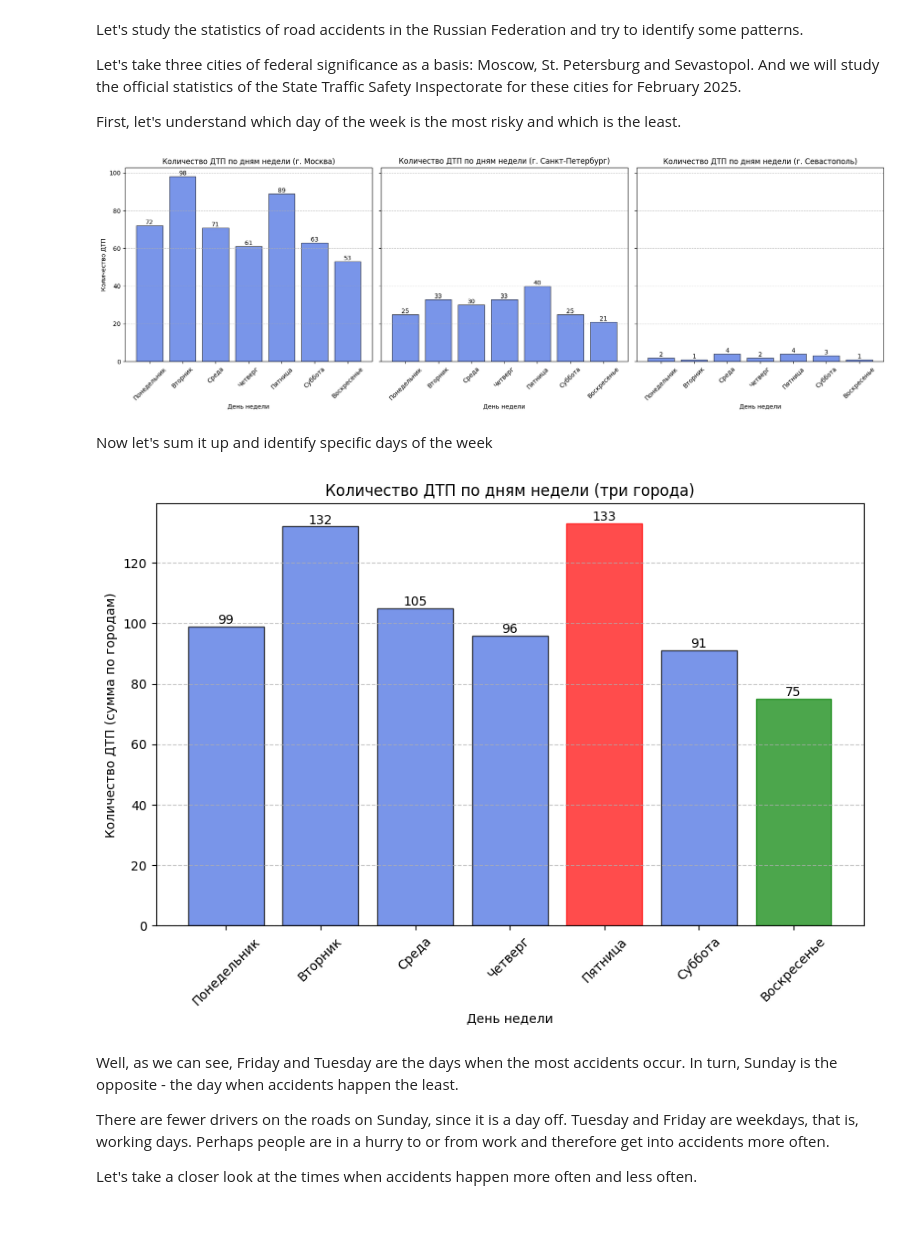
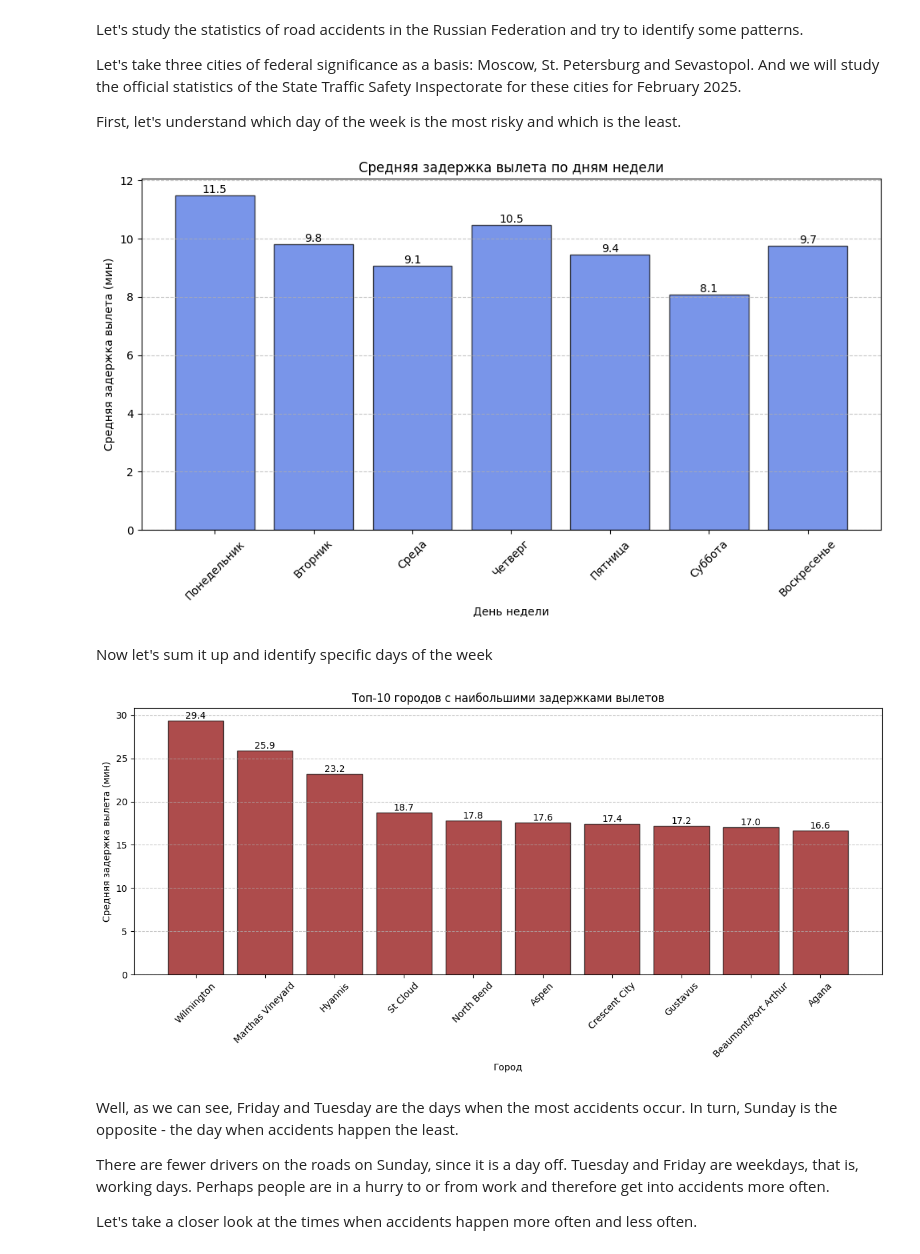
Before and after one commit to n1ks0N/DZ-GromiakovNV-StatPrak, a Jupyter notebook: 4_pandas.ipynb, the cells around one changed output. Cells and saved outputs as stored; diff of their text form; code cells hidden in the pictures; blank space fills up the shorter version.

Commit message:
change task for flights

```diff
--- a/4_pandas.ipynb
+++ b/4_pandas.ipynb
@@ -22,51 +22,61 @@ First, let's understand which day of the week is the most risky and which is the
 # %%
 import pandas as pd
 import matplotlib.pyplot as plt
 
-cities = ['г. Москва', 'г. Санкт-Петербург', 'г. Севастополь']
+flights_file = "./assets/task4/flights.csv"
 
-xls = pd.ExcelFile("./assets/dtp1.xls")
-dfs = [pd.read_excel(xls, sheet_name=sheet, skiprows=9, nrows=32, usecols="B,D").dropna() for sheet in xls.sheet_names]
+df_flights = pd.read_csv(flights_file, dtype={"ORIGIN_AIRPORT": str, "DESTINATION_AIRPORT": str})
+
+is_valid_origin = ~df_flights["ORIGIN_AIRPORT"].astype(str).str.isdigit()
+is_valid_destination = ~df_flights["DESTINATION_AIRPORT"].astype(str).str.isdigit()
+df_flights = df_flights[is_valid_origin & is_valid_destination]
+
 days_of_week = ["Понедельник", "Вторник", "Среда", "Четверг", "Пятница", "Суббота", "Воскресенье"]
+avg_delays = df_flights.groupby("DAY_OF_WEEK")["DEPARTURE_DELAY"].mean()
 
-fig, axes = plt.subplots(1, 3, figsize=(18, 6), sharey=True)
-for ax, df, city in zip(axes, dfs, cities):
-    accidents = df.iloc[:7, 1].astype(int).tolist()
+plt.figure(figsize=(10, 6))
+bars = plt.bar(days_of_week, avg_delays, color='royalblue', alpha=0.7, edgecolor='black')
+for bar, value in zip(bars, avg_delays):
+    plt.text(bar.get_x() + bar.get_width() / 2, bar.get_height(), f'{value:.1f}',
+             ha='center', va='bottom', fontsize=10, color='black')
 
-    bars = ax.bar(days_of_week, accidents, color='royalblue', alpha=0.7, edgecolor='black')
-    for bar, value in zip(bars, accidents):
-        ax.text(bar.get_x() + bar.get_width() / 2, bar.get_height(), str(value), ha='center', va='bottom', fontsize=10, color='black')
-    ax.set_title(f"Количество ДТП по дням недели ({city})")
-    ax.set_xlabel("День недели")
-    ax.set_xticks(ax.get_xticks())
-    ax.set_xticklabels(days_of_week, rotation=45)
-    ax.grid(axis='y', linestyle='--', alpha=0.7)
+plt.xlabel("День недели")
+plt.ylabel("Средняя задержка вылета (мин)")
+plt.title("Средняя задержка вылета по дням недели")
+plt.xticks(rotation=45)
+plt.grid(axis='y', linestyle='--', alpha=0.7)
 
-axes[0].set_ylabel("Количество ДТП")
 plt.tight_layout()
 plt.show()
 # %% [output]
-[figure, old version]
+[figure, new version]
 # %% [markdown]
 Now let's sum it up and identify specific days of the week
 # %%
-import numpy as np
+airports_file = "./assets/task4/airports.csv"
 
-accidents_total = sum(df.iloc[:7, 1].astype(int) for df in dfs).tolist()
-plt.figure(figsize=(10, 6))
-bars = plt.bar(days_of_week, accidents_total, color='royalblue', alpha=0.7, edgecolor='black')
-bars[np.argmax(accidents_total)].set_color('red')
-bars[np.argmin(accidents_total)].set_color('green')
-for bar, value in zip(bars, accidents_total):
-  plt.text(bar.get_x() + bar.get_width() / 2, bar.get_height(), str(value), ha='center', va='bottom', fontsize=10, color='black')
-plt.xlabel("День недели")
-plt.ylabel("Количество ДТП (сумма по городам)")
-plt.title("Количество ДТП по дням недели (три города)")
+df_airports = pd.read_csv(airports_file)[["IATA_CODE", "CITY"]]
+airport_delays = df_flights.groupby("ORIGIN_AIRPORT")["DEPARTURE_DELAY"].mean().reset_index()
+df_airports.rename(columns={"IATA_CODE": "ORIGIN_AIRPORT"}, inplace=True)
+df_airport_delays = airport_delays.merge(df_airports, on="ORIGIN_AIRPORT", how="left")
+
+top_airports = df_airport_delays.nlargest(10, "DEPARTURE_DELAY")
+
+plt.figure(figsize=(12, 6))
+bars = plt.bar(top_airports["CITY"], top_airports["DEPARTURE_DELAY"], color='darkred', alpha=0.7, edgecolor='black')
+for bar, value in zip(bars, top_airports["DEPARTURE_DELAY"]):
+    plt.text(bar.get_x() + bar.get_width() / 2, bar.get_height(), f'{value:.1f}',
+             ha='center', va='bottom', fontsize=10, color='black')
+
+plt.xlabel("Город")
+plt.ylabel("Средняя задержка вылета (мин)")
+plt.title("Топ-10 городов с наибольшими задержками вылетов")
 plt.xticks(rotation=45)
 plt.grid(axis='y', linestyle='--', alpha=0.7)
+plt.tight_layout()
 plt.show()
 # %% [output]
-[figure, old version]
+[figure, new version]
 # %% [markdown]
 Well, as we can see, Friday and Tuesday are the days when the most accidents occur. In turn, Sunday is the opposite - the day when accidents happen the least.
 
```
Also changed, not shown: parts of 11 cells of this notebook.
